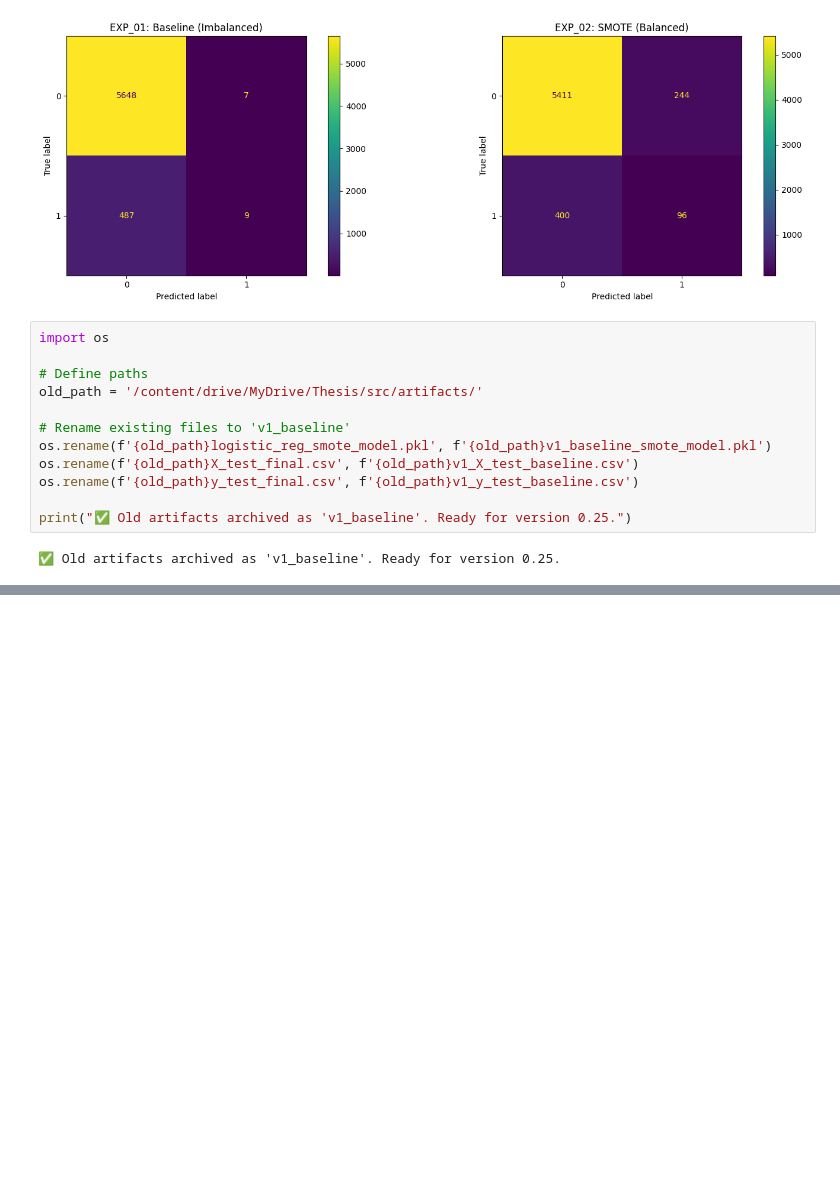
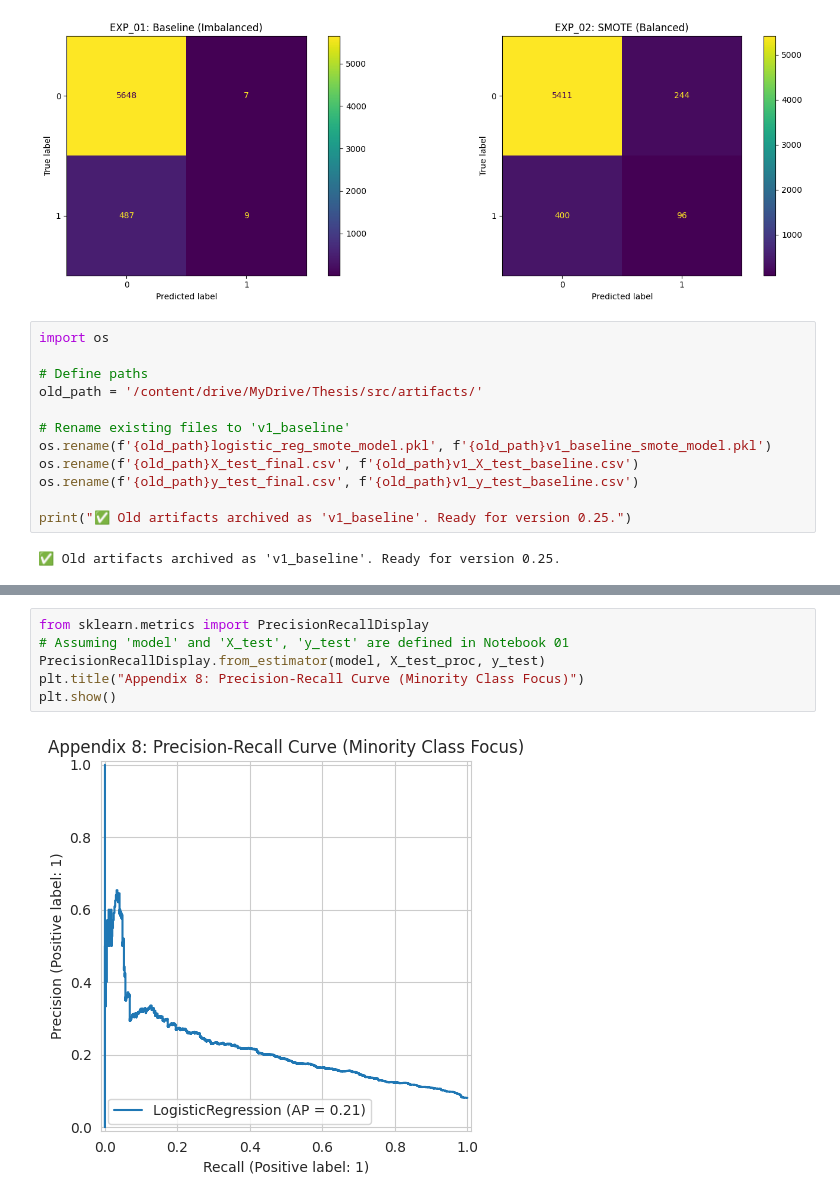
Before and after one commit to hemajuluri/Ethical-and-fairness, a Jupyter notebook: 01_Modelling.ipynb, the cells around one changed output, grey strips where cells are left out. Drawn from its saved outputs; the diff is of its cells as text; blank space fills up the shorter version.

```diff
--- a/01_Modelling.ipynb
+++ b/01_Modelling.ipynb
@@ -275,0 +395,8 @@ print("✅ V2 Artifacts saved. You can now run your Confusion Matrix cell again
+# %%
+from sklearn.metrics import PrecisionRecallDisplay
+# Assuming 'model' and 'X_test', 'y_test' are defined in Notebook 01
+PrecisionRecallDisplay.from_estimator(model, X_test_proc, y_test)
+plt.title("Appendix 8: Precision-Recall Curve (Minority Class Focus)")
+plt.show()
+# %% [output]
+[figure, added]
```
Also changed, not shown: parts of 12 cells of this notebook.
